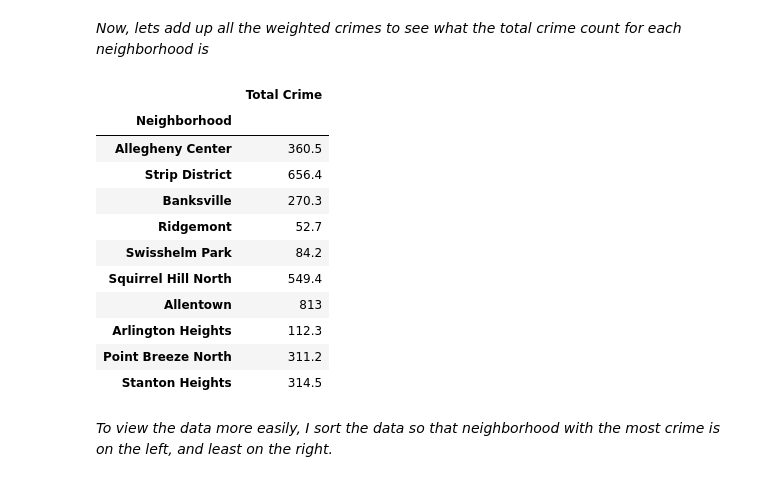
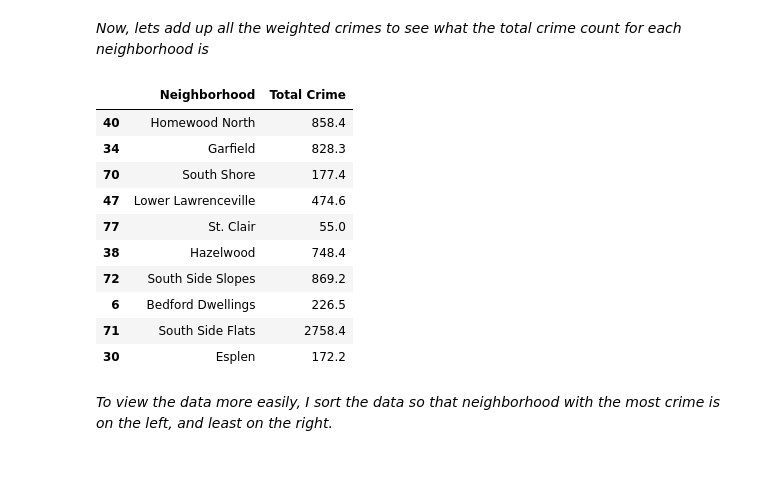
Before and after one commit to lxcasmar/Best-Neighbookhood-in-Pittsburgh, a Jupyter notebook: crime.ipynb, the cells around one changed output. Saved outputs shown, nothing was run; the diff lists cells and outputs as text; code cells hidden in the pictures.

```diff
--- a/crime.ipynb
+++ b/crime.ipynb
@@ -94,33 +94,30 @@ crimes.sample(10)
 # %% [markdown]
 *Now, lets add up all the weighted crimes to see what the total crime count for each neighborhood is*
 # %%
-crime_totals = pd.DataFrame([],
-                 index=[crimes['Neighborhood']],
-                 columns=['Total Crime'])
+crime_totals = pd.DataFrame(columns=['Neighborhood','Total Crime'])
 
 total=crimes.sum(axis=1)
 
 i=0
-length=len(crime_totals)
+length=len(crimes)
 
 while(i<length):
-    crime_totals['Total Crime'].iloc[i]=total[i]
+    crime_totals = crime_totals.append({'Neighborhood': crimes['Neighborhood'].iloc[i], 'Total Crime': total[i]}, ignore_index=True)
     i+=1;
 
 crime_totals.sample(10)
 # %% [output]
-|  | Total Crime |
-| Neighborhood |  |
-| Allegheny Center | 360.5 |
-| Strip District | 656.4 |
-| Banksville | 270.3 |
-| Ridgemont | 52.7 |
-| Swisshelm Park | 84.2 |
-| Squirrel Hill North | 549.4 |
-| Allentown | 813 |
-| Arlington Heights | 112.3 |
-| Point Breeze North | 311.2 |
-| Stanton Heights | 314.5 |
+|  | Neighborhood | Total Crime |
+| 40 | Homewood North | 858.4 |
+| 34 | Garfield | 828.3 |
+| 70 | South Shore | 177.4 |
+| 47 | Lower Lawrenceville | 474.6 |
+| 77 | St. Clair | 55.0 |
+| 38 | Hazelwood | 748.4 |
+| 72 | South Side Slopes | 869.2 |
+| 6 | Bedford Dwellings | 226.5 |
+| 71 | South Side Flats | 2758.4 |
+| 30 | Esplen | 172.2 |
 # %% [markdown]
 *To view the data more easily, I sort the data so that neighborhood with the most crime is on the left, and least on the right.*
 # %%
```
Also changed, not shown: parts of 5 cells of this notebook.
